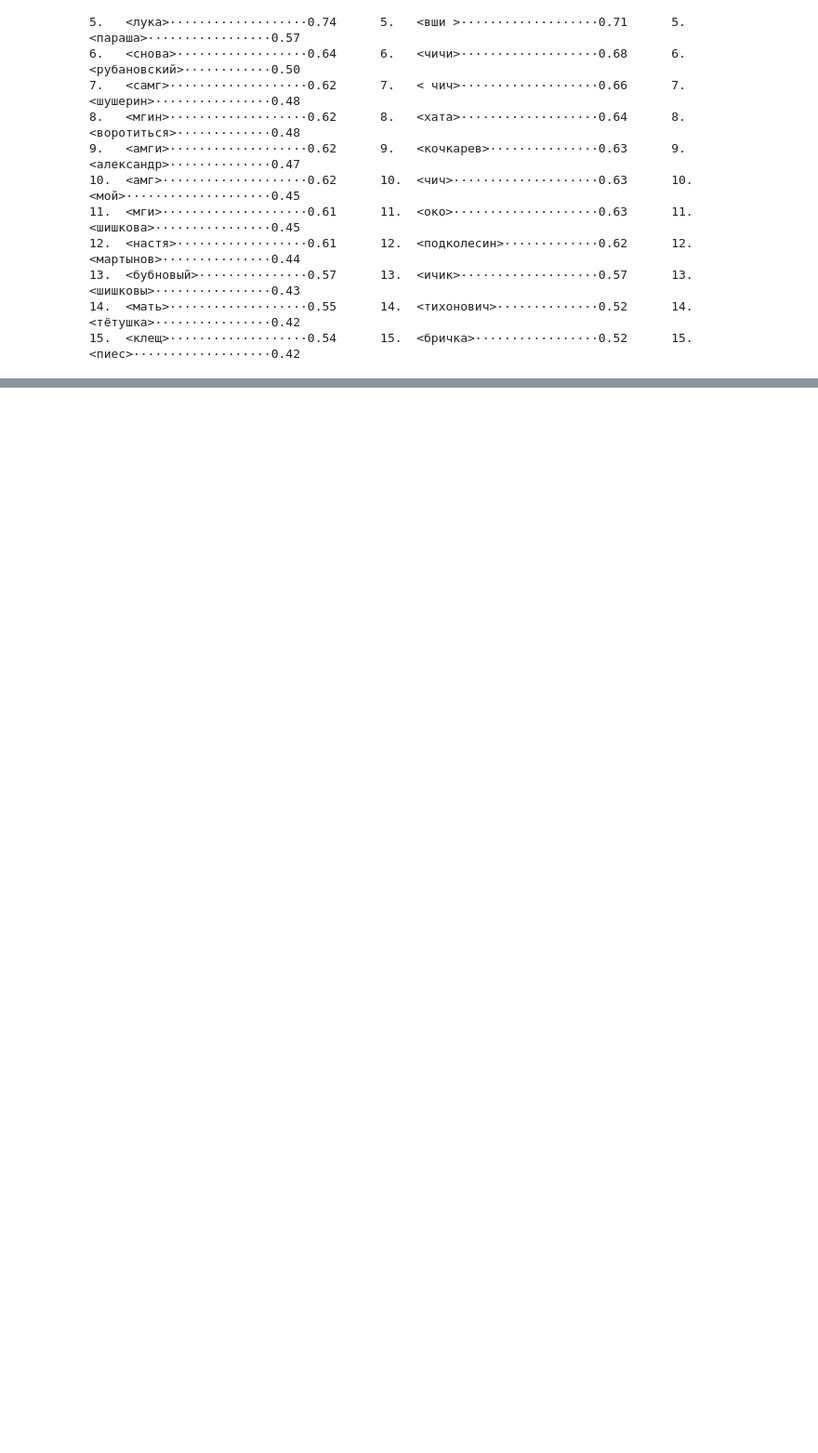
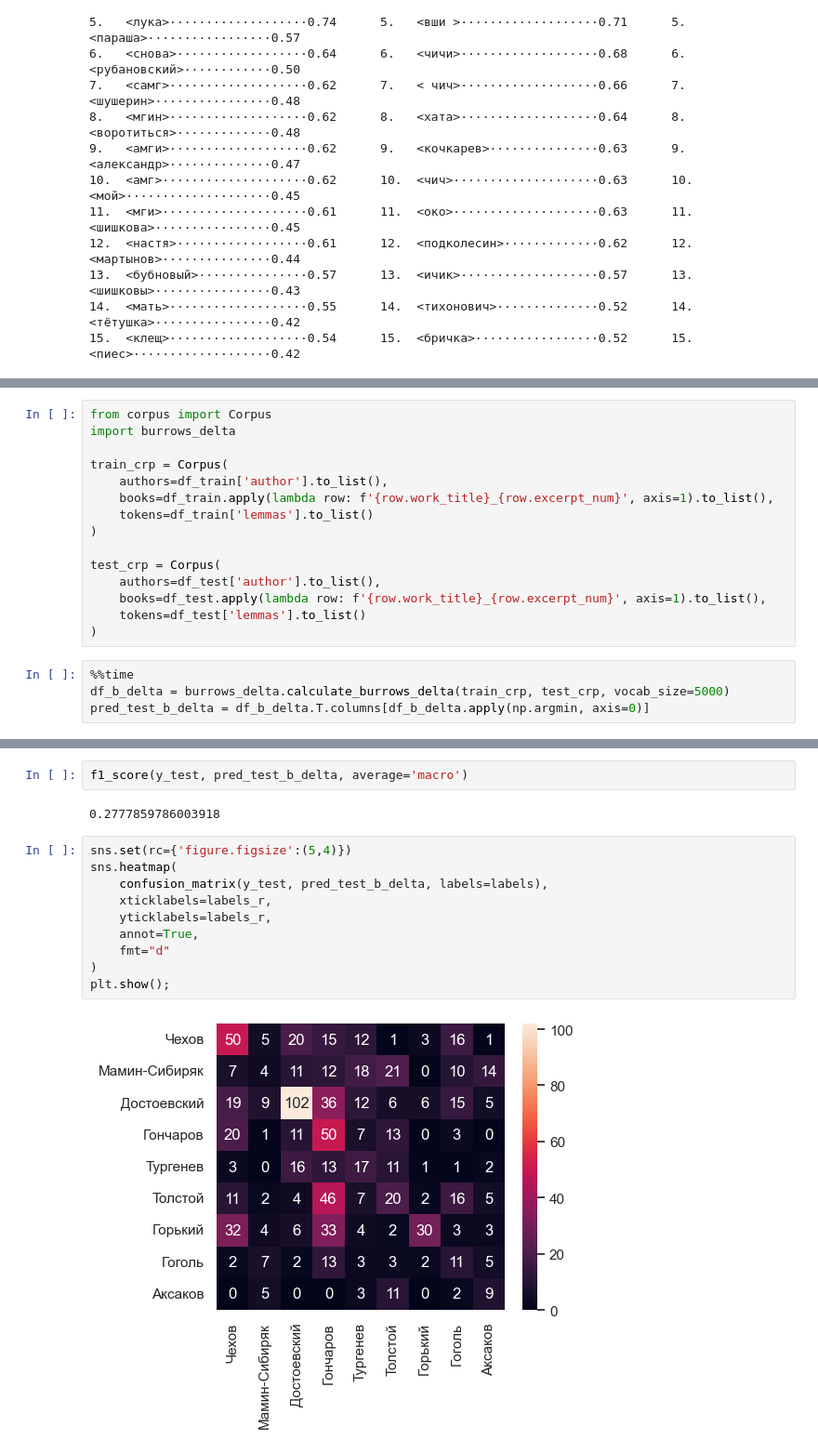
Before and after one commit to ksGrom/author_id, a Jupyter notebook: Kirill/other_variants/Pipeline_100_sentences.ipynb, the cells around one changed output, grey strips where cells are left out. Shown at 93% size. Drawn from its saved outputs; the diff is of its cells as text; blank space fills up the shorter version.

```diff
--- a/Kirill/Pipeline_100_sentences.ipynb
+++ b/Kirill/other_variants/Pipeline_100_sentences.ipynb
@@ -449,0 +446,19 @@ print_top_N_ngrams_by_weight(first_column=6, topN=15, ncolumns=3)
+# %%
+from corpus import Corpus
+import burrows_delta
+
+train_crp = Corpus(
+    authors=df_train['author'].to_list(),
+    books=df_train.apply(lambda row: f'{row.work_title}_{row.excerpt_num}', axis=1).to_list(),
+    tokens=df_train['lemmas'].to_list()
+)
+
+test_crp = Corpus(
+    authors=df_test['author'].to_list(),
+    books=df_test.apply(lambda row: f'{row.work_title}_{row.excerpt_num}', axis=1).to_list(),
+    tokens=df_test['lemmas'].to_list()
+)
+# %%
+%%time
+df_b_delta = burrows_delta.calculate_burrows_delta(train_crp, test_crp, vocab_size=5000)
+pred_test_b_delta = df_b_delta.T.columns[df_b_delta.apply(np.argmin, axis=0)]
@@ -449,0 +468,16 @@ print_top_N_ngrams_by_weight(first_column=6, topN=15, ncolumns=3)
+# %%
+f1_score(y_test, pred_test_b_delta, average='macro')
+# %% [output]
+0.2777859786003918
+# %%
+sns.set(rc={'figure.figsize':(5,4)})
+sns.heatmap(
+    confusion_matrix(y_test, pred_test_b_delta, labels=labels),
+    xticklabels=labels_r,
+    yticklabels=labels_r,
+    annot=True,
+    fmt="d"
+)
+plt.show();
+# %% [output]
+[figure, added]
```
Also changed, not shown: parts of 11 cells of this notebook, 2 other files.
